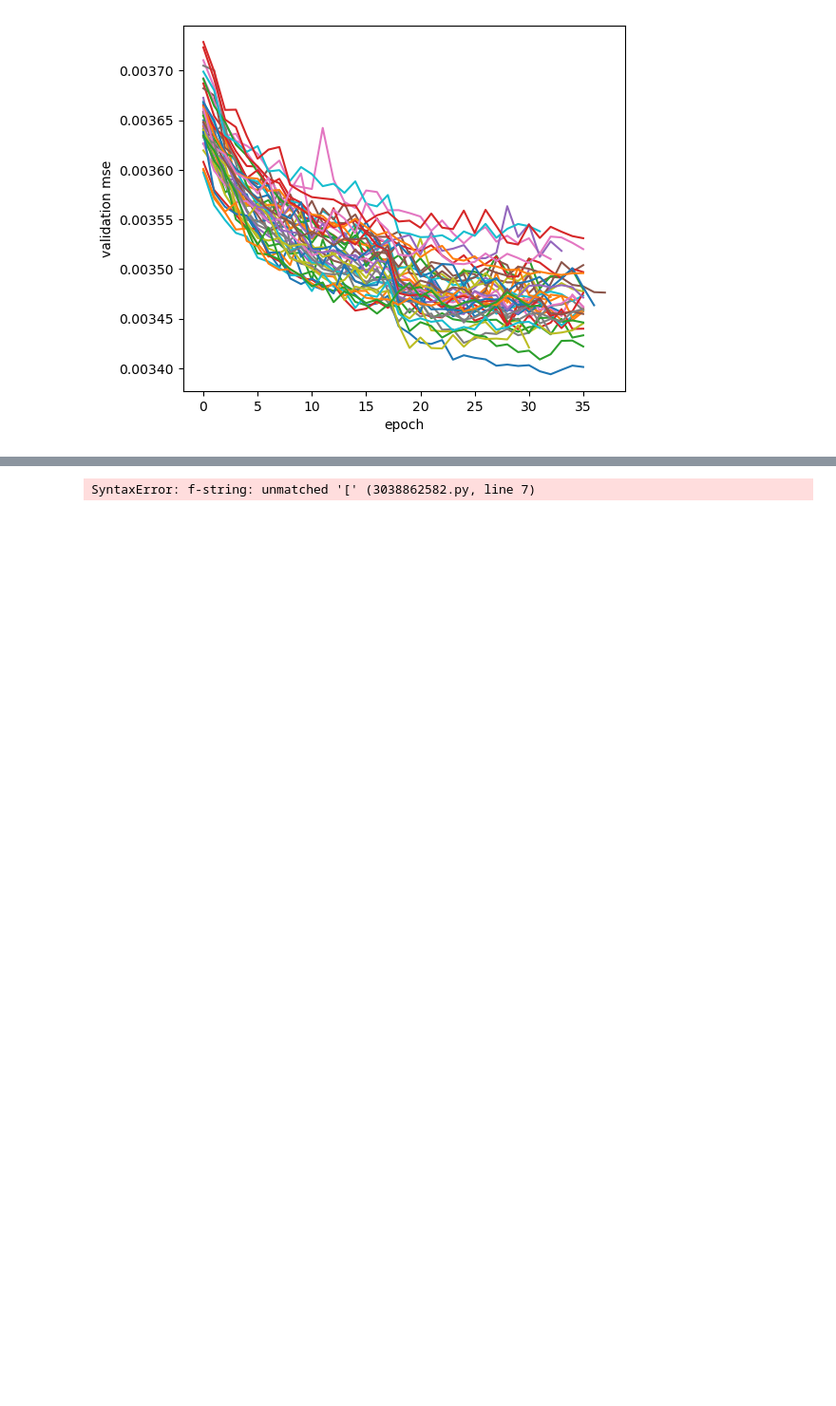
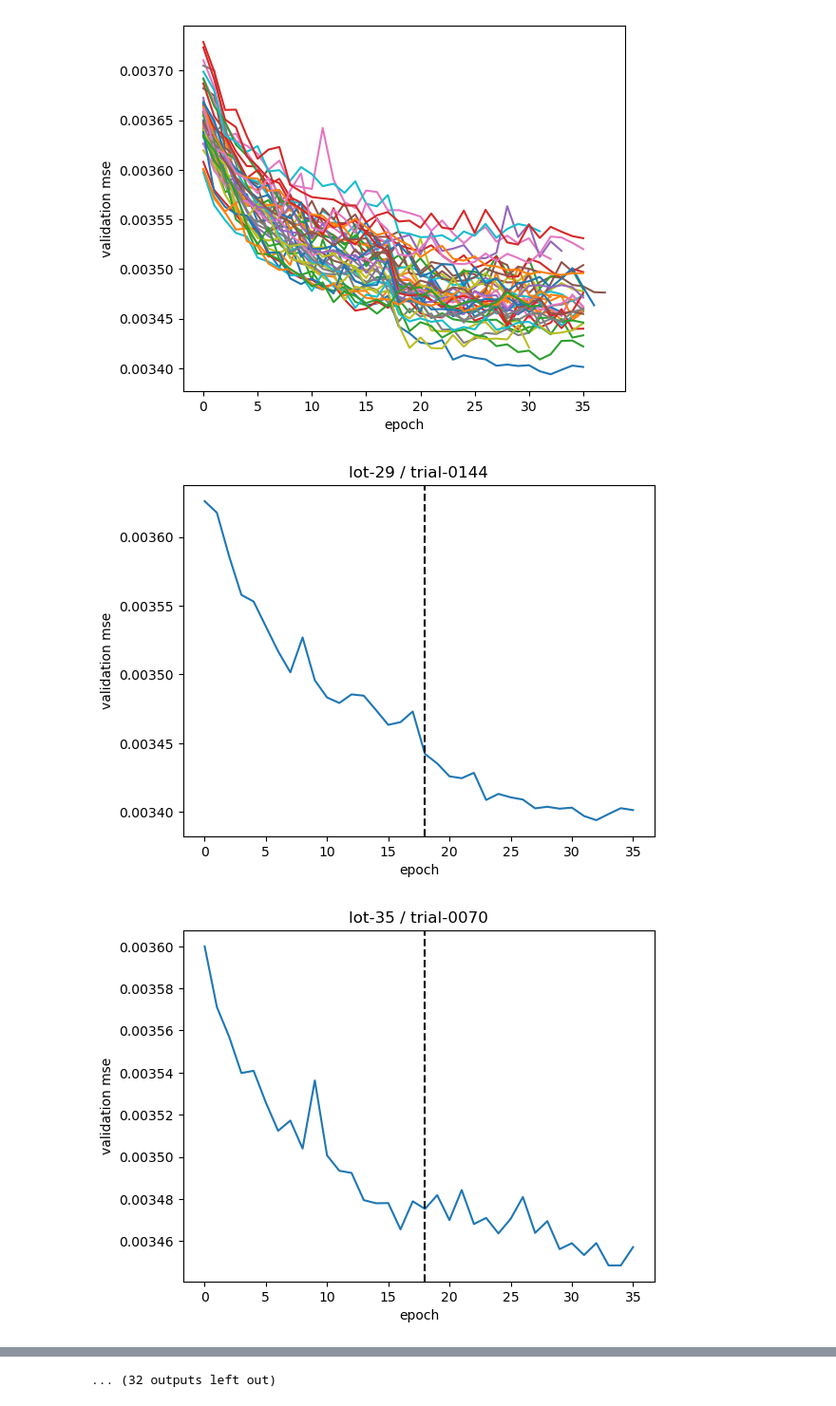
Before and after one commit to sungdukyu/E3SM-MMF_baseline, a Jupyter notebook: HPO/baseline_v1/step2_retrain/step2_epoch_visualization.ipynb, the cells around one changed output, grey strips where cells are left out. Shown at 95% size. Saved outputs shown, nothing was run; the diff lists cells and outputs as text; code cells hidden in the pictures; blank space fills up the shorter version.

```diff
--- a/HPO/baseline_v1/step2_retrain/step2_epoch_visualization.ipynb
+++ b/HPO/baseline_v1/step2_retrain/step2_epoch_visualization.ipynb
@@ -11,7 +11,7 @@ RESULTS={}
 for k, kf in enumerate(flist): # kf = f_csv
     RESULTS[k] = {}
     RESULTS[k]['lot'] = kf.split('_')[-3]
-    RESULTS[k]['trial'] = kf.split('_')[-2]
+    RESULTS[k]['trial'] =  kf.split('_')[-2] + '-' +  kf.split('_')[-1].split('.')[0]
     RESULTS[k]['fn'] = kf.split('/')[-1]
 
     # collect csv data
@@ -61,17 +41,19 @@ fig.set_size_inches(6,5)
 # %%
 # showing each model individually
 
 for k in RESULTS.keys():
     fig, ax = plt.subplots()
     plotdata = RESULTS[k]
     ax.plot(plotdata['val_loss'],label=k)
-    ax.set_title(f'{RESULTS['lot']} / {RESULTS['trial']}')
+    ax.set_title(f"{plotdata['lot']} / {plotdata['trial']}")
     ax.set_xlabel('epoch')
     ax.set_ylabel('validation mse')
 
     # dahsed black line:
     # shows "when training was stopped and resumed"
     ind_resume = plotdata['epoch'].loc[plotdata['epoch'] ==0 ].index[-1]
     ax.axvline(ind_resume, color='k', ls='--')
-    print(ind_resume)
+    # print(ind_resume)
 # %% [output]
+[figure, added]
+[figure, added]
@@ -78 +70 @@ for k in RESULTS.keys():
-SyntaxError: f-string: unmatched '[' (3038862582.py, line 7)
+... (32 outputs left out)
```
Also changed, not shown: parts of 2 cells of this notebook.
